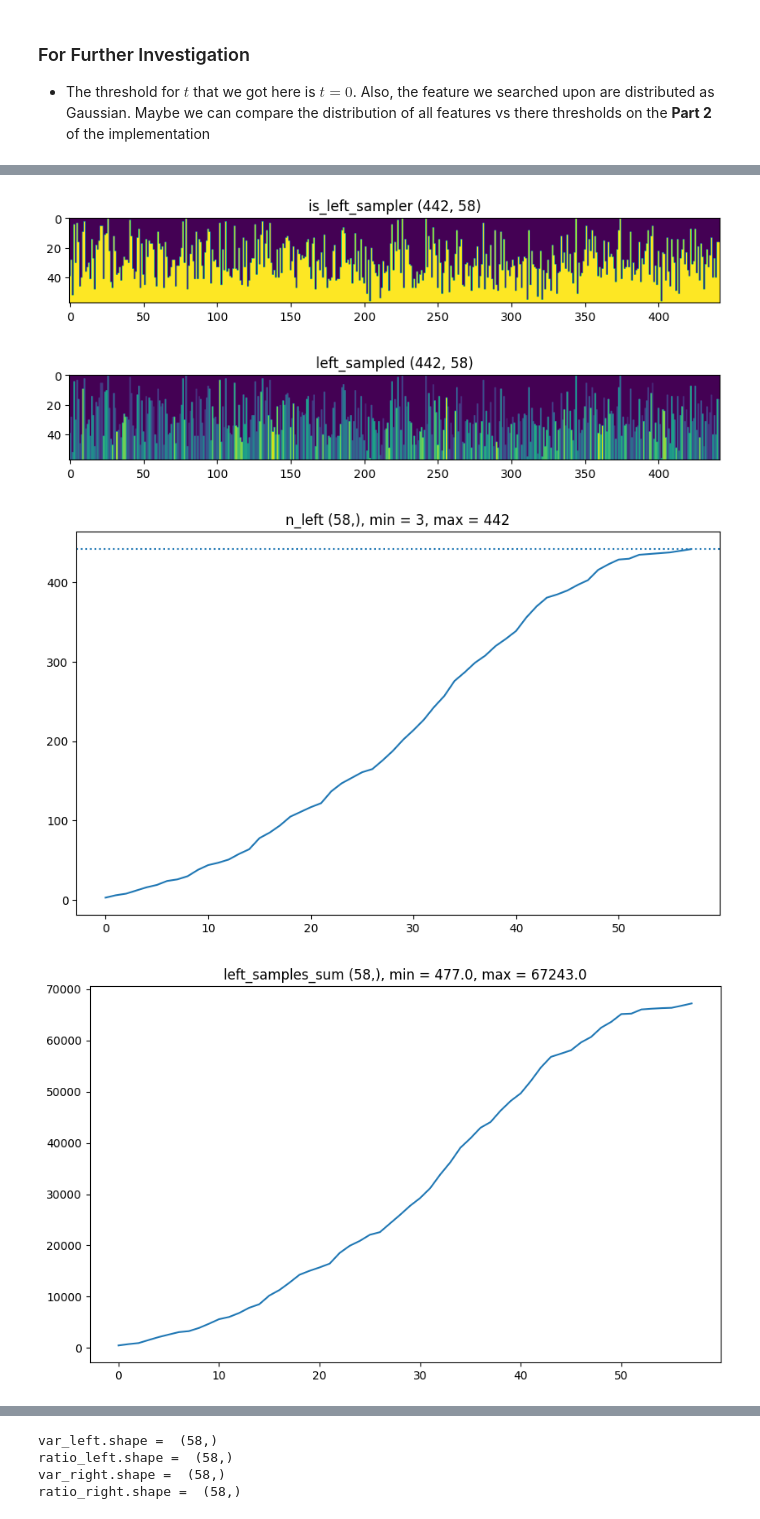
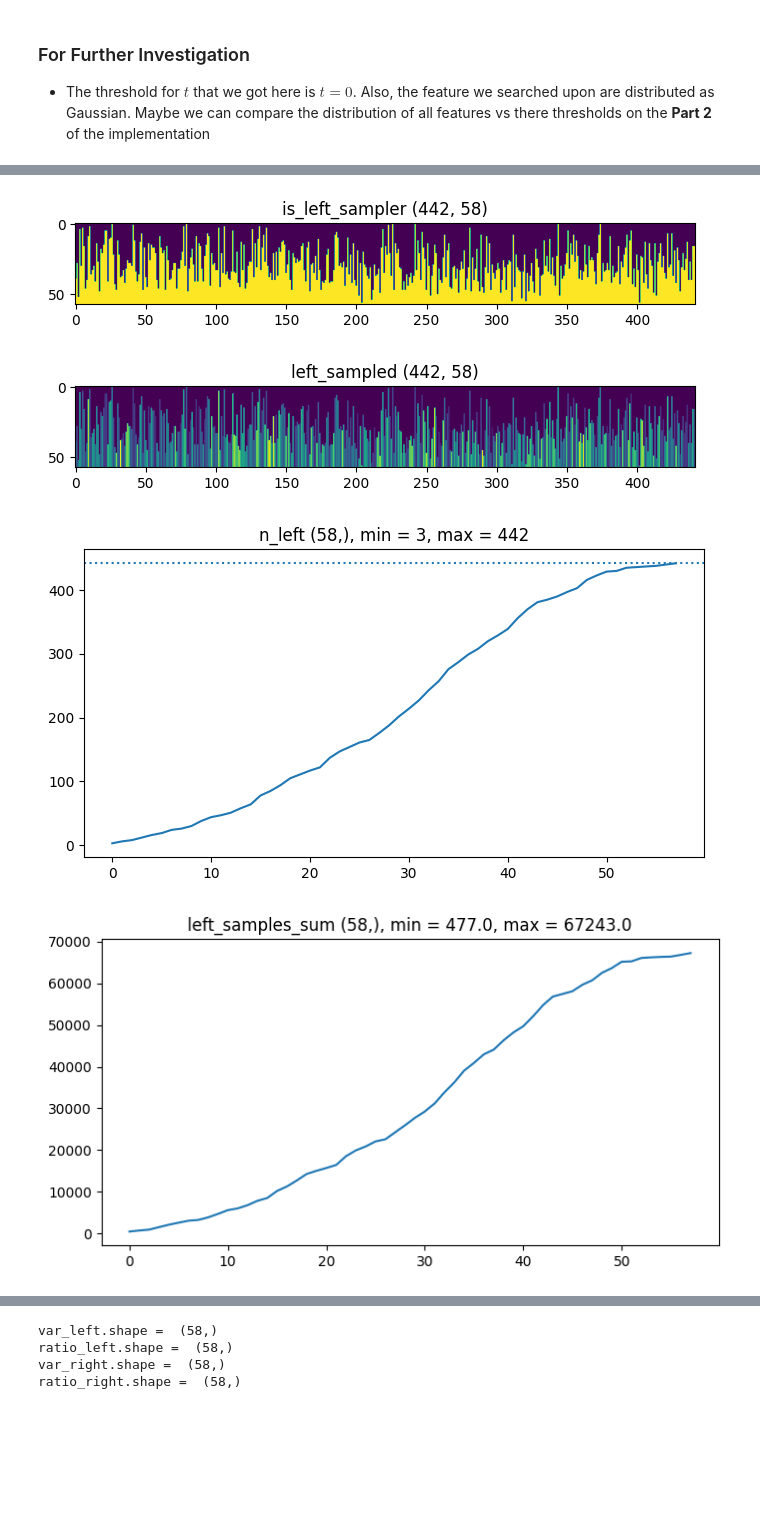
Before and after one commit to jumzzz/prob-ml, a Jupyter notebook: ch18/decision_trees/implementation/01-impl-min-threshold.ipynb, the cells around one changed output, grey strips where cells are left out. Drawn from its saved outputs; the diff is of its cells as text; code cells hidden in the pictures; blank space fills up the shorter version.

```diff
--- a/ch18/decision_trees/implementation/01-impl-min-threshold.ipynb
+++ b/ch18/decision_trees/implementation/01-impl-min-threshold.ipynb
@@ -21,7 +29,7 @@ from sklearn.datasets import load_diabetes
 data = load_diabetes()
 X,y = data['data'], data['target']
 
-plt_figsize = (10,6)
+plt_figsize = (8,4)
 plt.figure(figsize=plt_figsize)
 plt.hist(y, bins=100)
 plt.title('Histogram of Regression Targets')
@@ -31,7 +39,6 @@ plt.show()
 # %%
 thresh = np.unique(X[:,0])
 
-plt_figsize = (10,6)
 plt.figure(figsize=plt_figsize)
 plt.hist(X[:,0].reshape(-1), bins=100)
 plt.title('Histograms of thresholds')
@@ -57,58 +64,50 @@ left_samples_mean = np.where(n_samples_left == 0, 0, left_samples_sum / n_sample
 right_samples_mean = np.where(n_samples_right == 0, 0, right_samples_sum / n_samples_right)
 
 # Plot for left
-plt_figsize = (10,6)
 plt.figure(figsize=plt_figsize)
 plt.imshow(is_left_sampler.T)
 plt.title(f'is_left_sampler {is_left_sampler.shape}')
 plt.show()
 
-plt_figsize = (10,6)
 plt.figure(figsize=plt_figsize)
 plt.imshow(left_sampled.T)
 plt.title(f'left_sampled {left_sampled.shape}')
 plt.show()
 
-plt_figsize = (10,6)
 plt.figure(figsize=plt_figsize)
 plt.plot(np.arange(n_samples_left.shape[0]), n_samples_left)
 plt.axhline(np.max(n_samples_left), linestyle='dotted')
 plt.title(f'n_left {n_samples_left.shape}, min = {np.min(n_samples_left)}, max = {np.max(n_samples_left)}')
 plt.show()
 
-plt_figsize = (10,6)
 plt.figure(figsize=plt_figsize)
 plt.plot(np.arange(left_samples_sum.shape[0]), left_samples_sum)
 plt.title(f'left_samples_sum {left_samples_sum.shape}, min = {np.min(left_samples_sum)}, max = {np.max(left_samples_sum)}')
 plt.show()
 
 # Plot for right
-plt_figsize = (10,6)
 plt.figure(figsize=plt_figsize)
 plt.imshow(is_right_sampler.T)
 plt.title(f'is_right_sampler {is_right_sampler.shape}')
 plt.show()
 
-plt_figsize = (10,6)
 plt.figure(figsize=plt_figsize)
 plt.imshow(right_sampled.T)
 plt.title(f'right_sampled {right_sampled.shape}')
 plt.show()
 
-plt_figsize = (10,6)
 plt.figure(figsize=plt_figsize)
 plt.plot(np.arange(n_samples_right.shape[0]), n_samples_right)
 plt.axhline(np.max(n_samples_right), linestyle='dotted')
 plt.title(f'n_samples_right {n_samples_right.shape}, min = {np.min(n_samples_right)}, max = {np.max(n_samples_right)}')
 plt.show()
 
-plt_figsize = (10,6)
 plt.figure(figsize=plt_figsize)
 plt.plot(np.arange(right_samples_sum.shape[0]), right_samples_sum)
 plt.title(f'right_samples_sum {right_samples_sum.shape}, min = {np.min(right_samples_sum)}, max = {np.max(right_samples_sum)}')
 plt.show()
 # %% [output]
-[figure, old version]
+[figure, new version]
-[figure, old version]
+[figure, new version]
-[figure, old version]
+[figure, new version]
-[figure, old version]
+[figure, new version]
```
Also changed, not shown: parts of 9 cells of this notebook.
